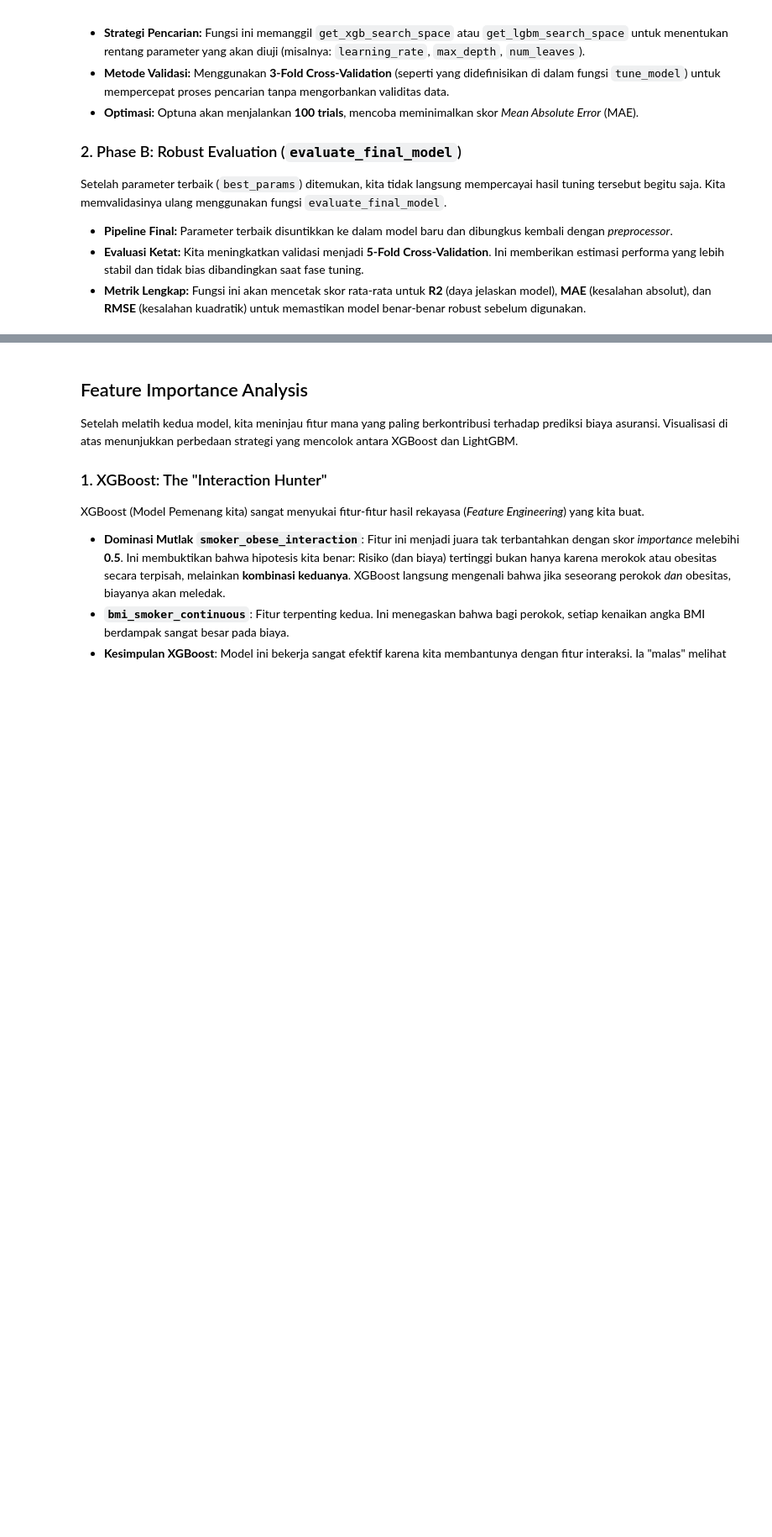
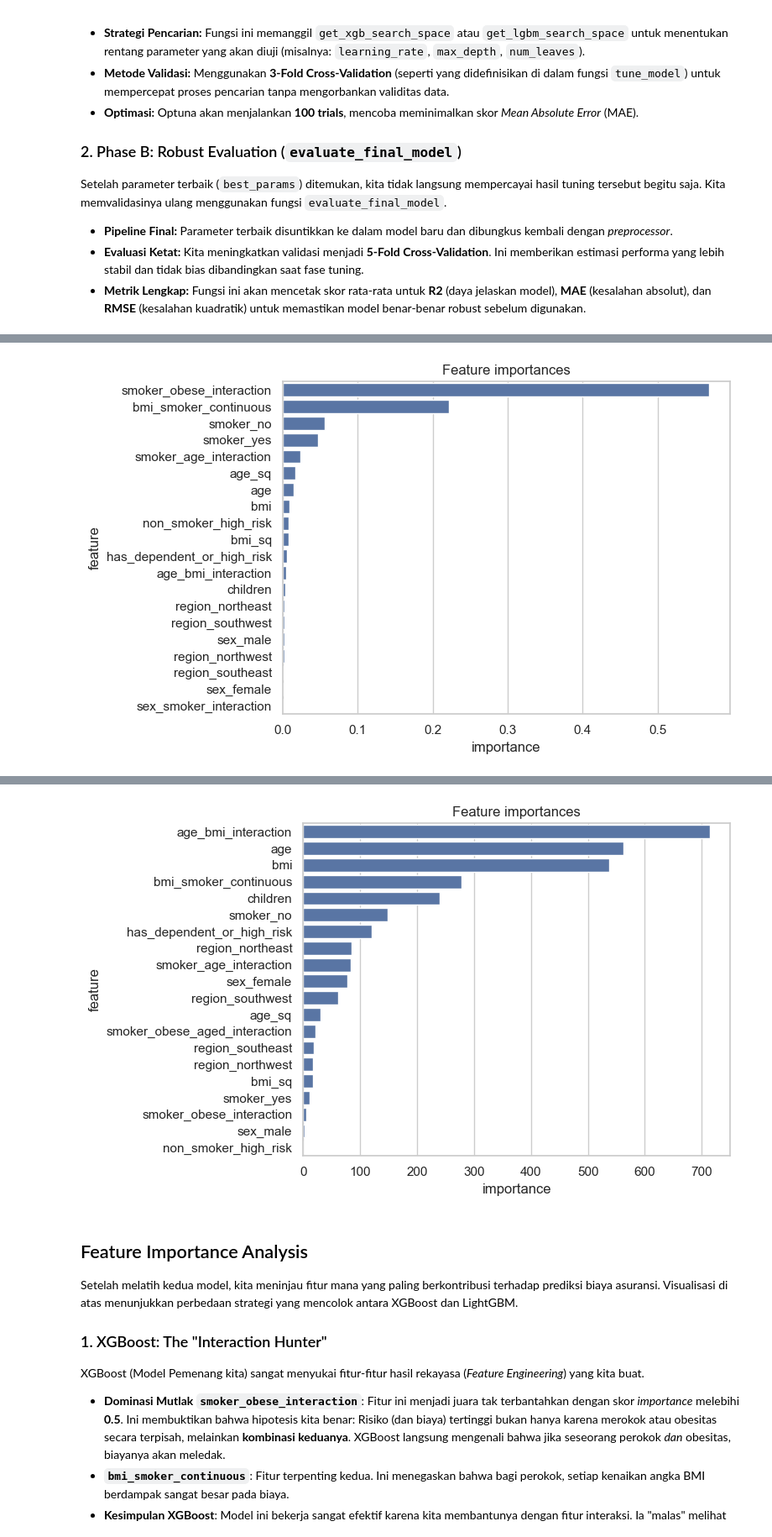
Before and after one commit to rafli-1729/health-insurance-charges-analytics, a Jupyter notebook: notebooks/health-insurance-charges-analysis.ipynb, the cells around one changed output, grey strips where cells are left out. Shown at 84% size. Cells and saved outputs as stored; diff of their text form; code cells hidden in the pictures; blank space fills up the shorter version.

```diff
--- a/notebooks/health-insurance-charges-analysis.ipynb
+++ b/notebooks/health-insurance-charges-analysis.ipynb
@@ -335,7 +387,7 @@ X = insurance[list(NUM_FEATS) + list(CAT_FEATS)]
 y = insurance['charges']
 
 # preprocessor
-my_preprocessor = get_preprocessor(NUM_FEATS, CAT_FEATS)
+my_preprocessor = build_preprocessor(list(NUM_FEATS), list(CAT_FEATS))
 # %% [markdown]
 ## Model Training & Optimization Phase
 
@@ -421,7 +552,9 @@ Melihat hasil per-*fold* pada XGBoost:
 Kita akan menggunakan **XGBoost** sebagai model final (*champion model*). Performanya secara konsisten lebih baik dalam meminimalkan risiko kesalahan harga (*pricing error*) dibandingkan LightGBM.
 # %%
 # Visualisasi XGBoost
-df_imp_xgb = plot_feature_importance(xgb_pipeline, X, y, model_name="XGBoost")
+df_imp_xgb = plot_feature_importance_from_pipeline(xgb_pipeline, X, y)
 
 # Visualisasi LightGBM
-df_imp_lgbm = plot_feature_importance(lgbm_pipeline, X, y, model_name="LightGBM")
+df_imp_lgbm = plot_feature_importance_from_pipeline(lgbm_pipeline, X, y)
+# %% [output]
+[figure, added]
@@ -428,3 +578,4 @@ df_imp_lgbm = plot_feature_importance(lgbm_pipeline, X, y, model_name="LightGBM"
+[figure, added]
 # %% [markdown]
 ## Feature Importance Analysis
 
```
Also changed, not shown: parts of 17 cells of this notebook, 3 other files.
